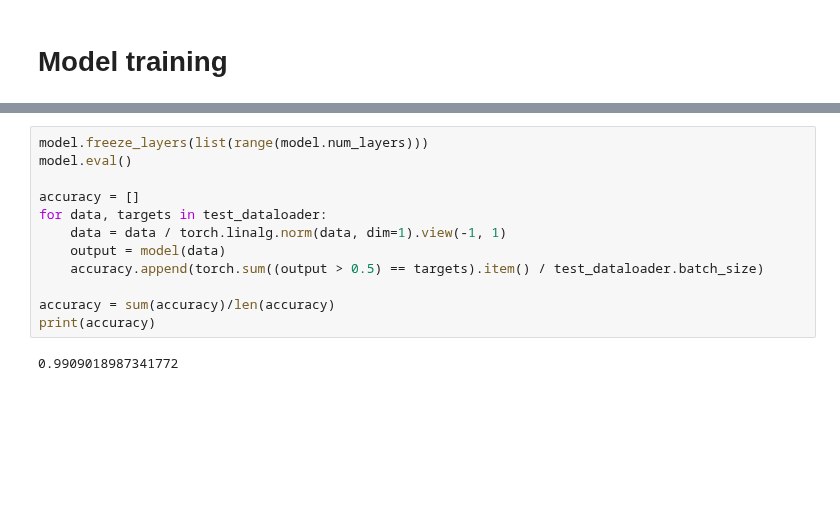
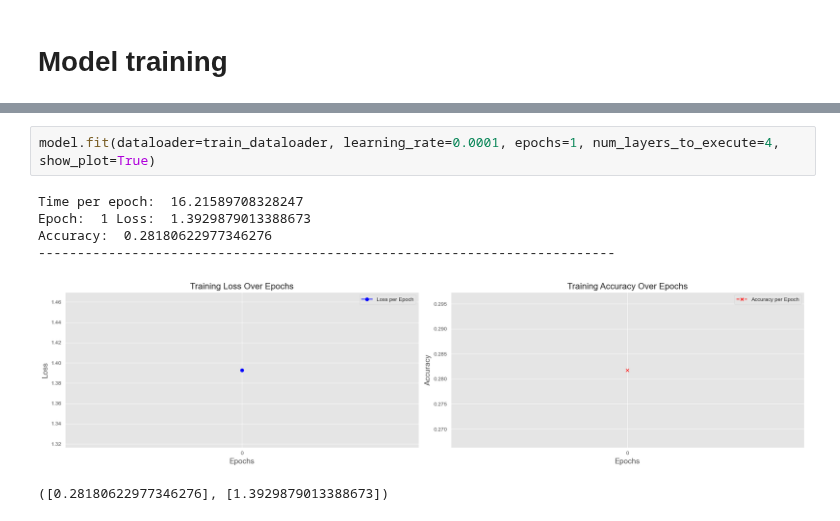
Before and after one commit to JackVittori/QML-early_exit, a Jupyter notebook: main.ipynb, the cells around one changed output, grey strips where cells are left out. Saved outputs shown, nothing was run; the diff lists cells and outputs as text; blank space fills up the shorter version.

```diff
--- a/main.ipynb
+++ b/main.ipynb
@@ -71,14 +116,9 @@ True
-# %%
-model.freeze_layers(list(range(model.num_layers)))
-model.eval()
-
-accuracy = []
-for data, targets in test_dataloader:
-    data = data / torch.linalg.norm(data, dim=1).view(-1, 1)
-    output = model(data)
-    accuracy.append(torch.sum((output > 0.5) == targets).item() / test_dataloader.batch_size)
-
-accuracy = sum(accuracy)/len(accuracy)
-print(accuracy)
-# %% [output]
-0.9909018987341772
+# %%
+model.fit(dataloader=train_dataloader, learning_rate=0.0001, epochs=1, num_layers_to_execute=4, show_plot=True)
+# %% [output]
+Time per epoch:  16.21589708328247
+Epoch:  1 Loss:  1.3929879013388673
+Accuracy:  0.28180622977346276
+--------------------------------------------------------------------------
+[figure, added]
+([0.28180622977346276], [1.3929879013388673])
```
Also changed, not shown: parts of 15 cells of this notebook, 1 other file.
